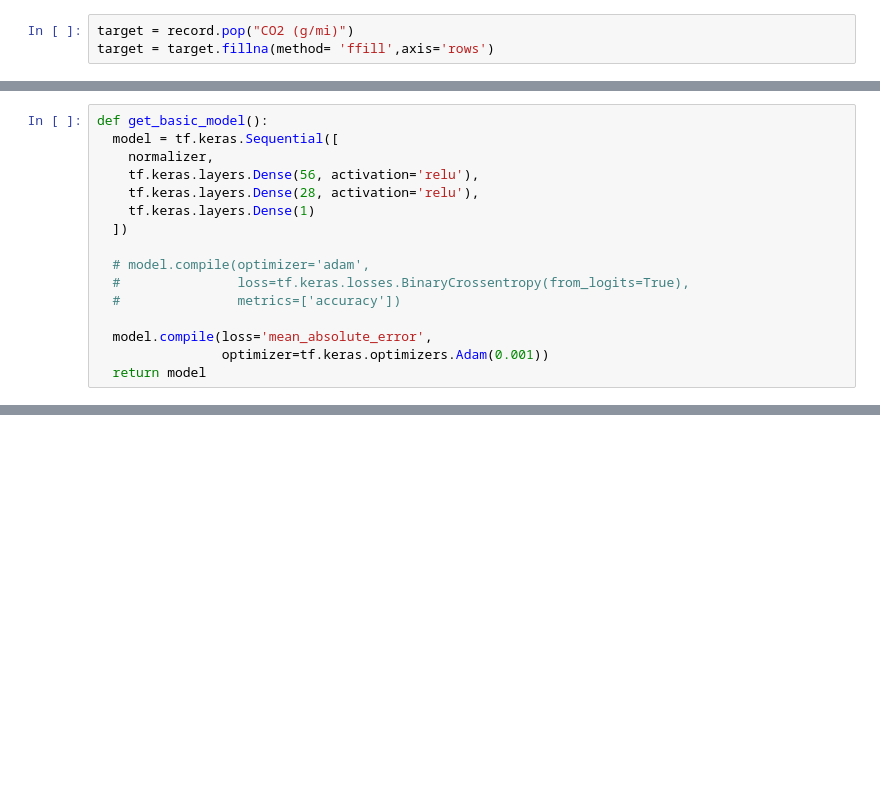
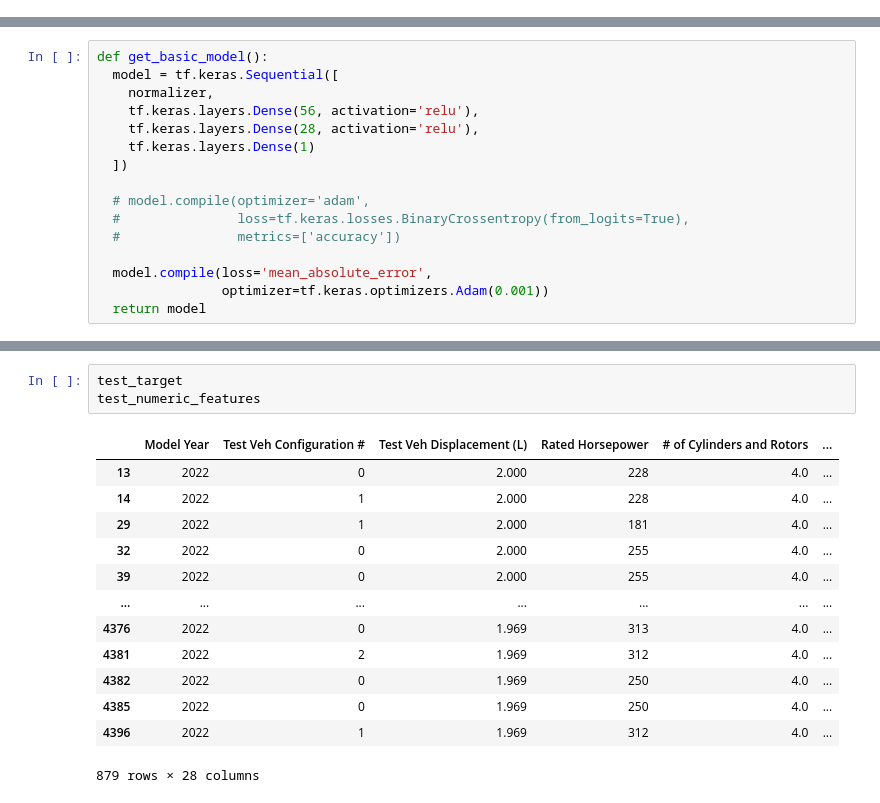
Before and after one commit to TharinduGee/Prediction_Models, a Jupyter notebook: Corbon_emission_predictor_Only_using_numeric_features.ipynb, the cells around one changed output, grey strips where cells are left out. Saved outputs shown, nothing was run; the diff lists cells and outputs as text; blank space fills up the shorter version.

```diff
--- a/Corbon_emission_predictor_Only_using_numeric_features.ipynb
+++ b/Corbon_emission_predictor_Only_using_numeric_features.ipynb
@@ -7,8 +7,5 @@ import matplotlib.pyplot as plt;
 import tensorflow as tf;
 # %%
 record = pd.read_excel('https://www.epa.gov/system/files/documents/2022-04/22-tstcar-2022-04-15.xlsx');
-# %%
-target = record.pop("CO2 (g/mi)")
-target = target.fillna(method= 'ffill',axis='rows')
 # %%
 record = record.dropna(thresh = 3000, axis='columns')
@@ -152,0 +159,17 @@ array([387.02264, 258.59552, 501.7203 , ..., 256.49588, 267.0937 ,
+# %%
+test_target
+test_numeric_features
+# %% [output]
+|  | Model Year | Test Veh Configuration # | Test Veh Displacement (L) | Rated Horsepower | # of Cylinders and Rotors | ... |
+| 13 | 2022 | 0 | 2.000 | 228 | 4.0 | ... |
+| 14 | 2022 | 1 | 2.000 | 228 | 4.0 | ... |
+| 29 | 2022 | 1 | 2.000 | 181 | 4.0 | ... |
+| 32 | 2022 | 0 | 2.000 | 255 | 4.0 | ... |
+| 39 | 2022 | 0 | 2.000 | 255 | 4.0 | ... |
+| ... | ... | ... | ... | ... | ... | ... |
+| 4376 | 2022 | 0 | 1.969 | 313 | 4.0 | ... |
+| 4381 | 2022 | 2 | 1.969 | 312 | 4.0 | ... |
+| 4382 | 2022 | 0 | 1.969 | 250 | 4.0 | ... |
+| 4385 | 2022 | 0 | 1.969 | 250 | 4.0 | ... |
+| 4396 | 2022 | 1 | 1.969 | 312 | 4.0 | ... |
+879 rows × 28 columns
```
Also changed, not shown: parts of 15 cells of this notebook.
